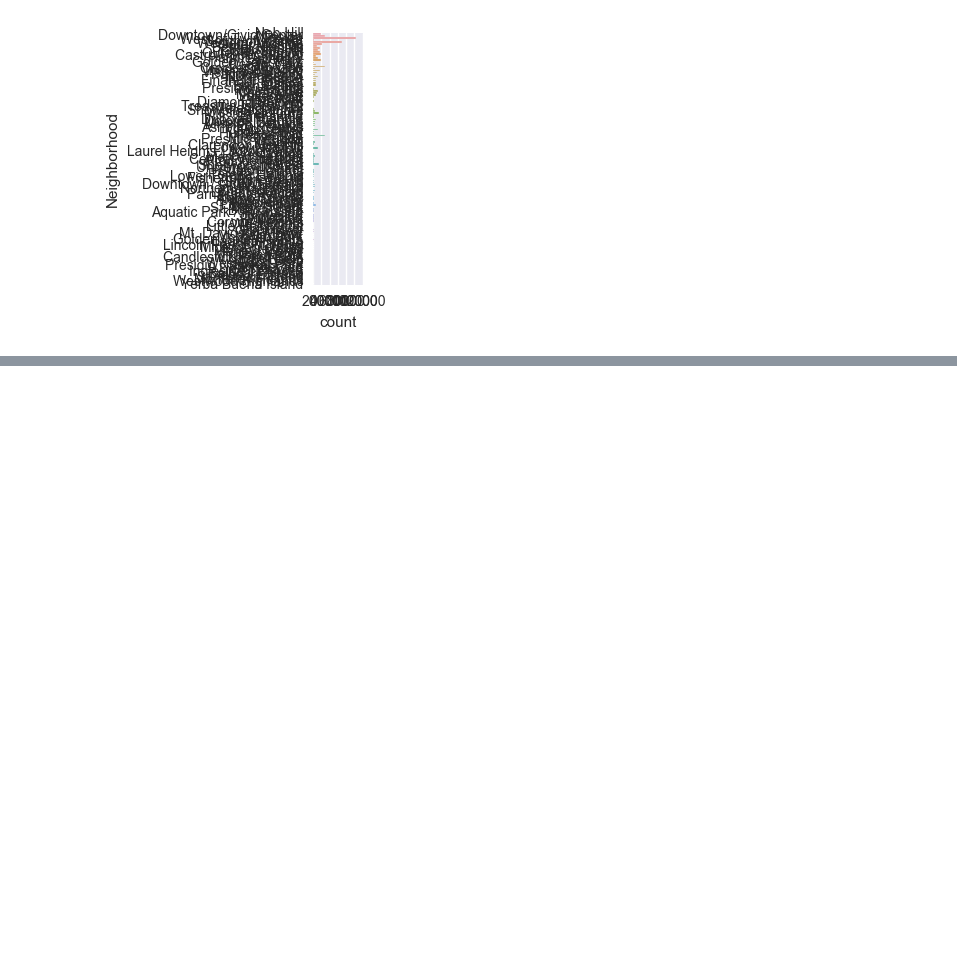
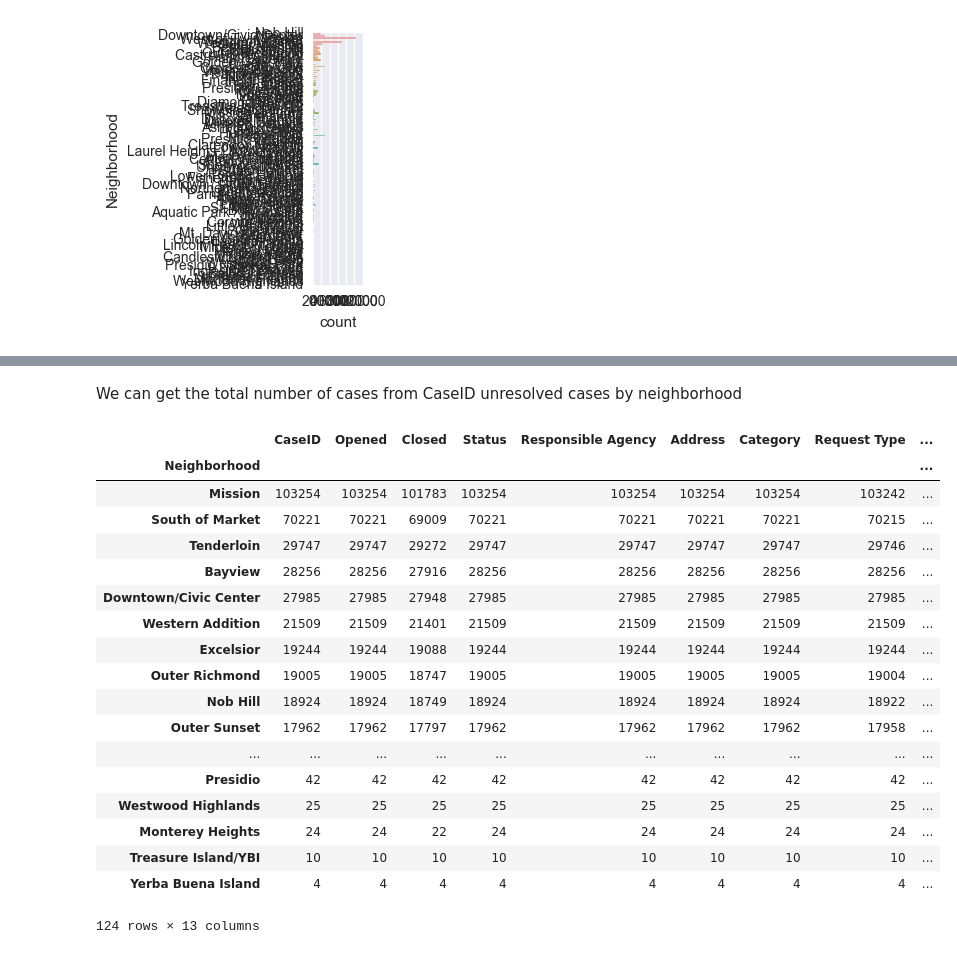
Before and after one commit to tjgordon/141B-Project, a Jupyter notebook: SF Street Cleaning Project.ipynb, the cells around one changed output, grey strips where cells are left out. Saved outputs shown, nothing was run; the diff lists cells and outputs as text; code cells hidden in the pictures; blank space fills up the shorter version.

```diff
--- a/SF Street Cleaning Project.ipynb
+++ b/SF Street Cleaning Project.ipynb
@@ -67,0 +106,4 @@ array(['Nob Hill', 'Downtown/Civic Center', 'Mission',
+# %%
+# From: http://stackoverflow.com/questions/22391433/count-the-frequency-that-a-value-occurs-in-a-dataframe-column
+counts = street.groupby('Neighborhood').count()
+counts.head()
@@ -67,0 +118,26 @@ array(['Nob Hill', 'Downtown/Civic Center', 'Mission',
+# %% [markdown]
+We can get the total number of cases from CaseID
+unresolved cases by neighborhood
+# %%
+counts.sort_values(by = "CaseID",
+            ascending = False)
+# %% [output]
+|  | CaseID | Opened | Closed | Status | Responsible Agency | Address | Category | Request Type | ... |
+| Neighborhood |  |  |  |  |  |  |  |  | ... |
+| Mission | 103254 | 103254 | 101783 | 103254 | 103254 | 103254 | 103254 | 103242 | ... |
+| South of Market | 70221 | 70221 | 69009 | 70221 | 70221 | 70221 | 70221 | 70215 | ... |
+| Tenderloin | 29747 | 29747 | 29272 | 29747 | 29747 | 29747 | 29747 | 29746 | ... |
+| Bayview | 28256 | 28256 | 27916 | 28256 | 28256 | 28256 | 28256 | 28256 | ... |
+| Downtown/Civic Center | 27985 | 27985 | 27948 | 27985 | 27985 | 27985 | 27985 | 27985 | ... |
+| Western Addition | 21509 | 21509 | 21401 | 21509 | 21509 | 21509 | 21509 | 21509 | ... |
+| Excelsior | 19244 | 19244 | 19088 | 19244 | 19244 | 19244 | 19244 | 19244 | ... |
+| Outer Richmond | 19005 | 19005 | 18747 | 19005 | 19005 | 19005 | 19005 | 19004 | ... |
+| Nob Hill | 18924 | 18924 | 18749 | 18924 | 18924 | 18924 | 18924 | 18922 | ... |
+| Outer Sunset | 17962 | 17962 | 17797 | 17962 | 17962 | 17962 | 17962 | 17958 | ... |
+| ... | ... | ... | ... | ... | ... | ... | ... | ... | ... |
+| Presidio | 42 | 42 | 42 | 42 | 42 | 42 | 42 | 42 | ... |
+| Westwood Highlands | 25 | 25 | 25 | 25 | 25 | 25 | 25 | 25 | ... |
+| Monterey Heights | 24 | 24 | 22 | 24 | 24 | 24 | 24 | 24 | ... |
+| Treasure Island/YBI | 10 | 10 | 10 | 10 | 10 | 10 | 10 | 10 | ... |
+| Yerba Buena Island | 4 | 4 | 4 | 4 | 4 | 4 | 4 | 4 | ... |
+124 rows × 13 columns
```
Also changed, not shown: parts of 13 cells of this notebook, 2 other files.
